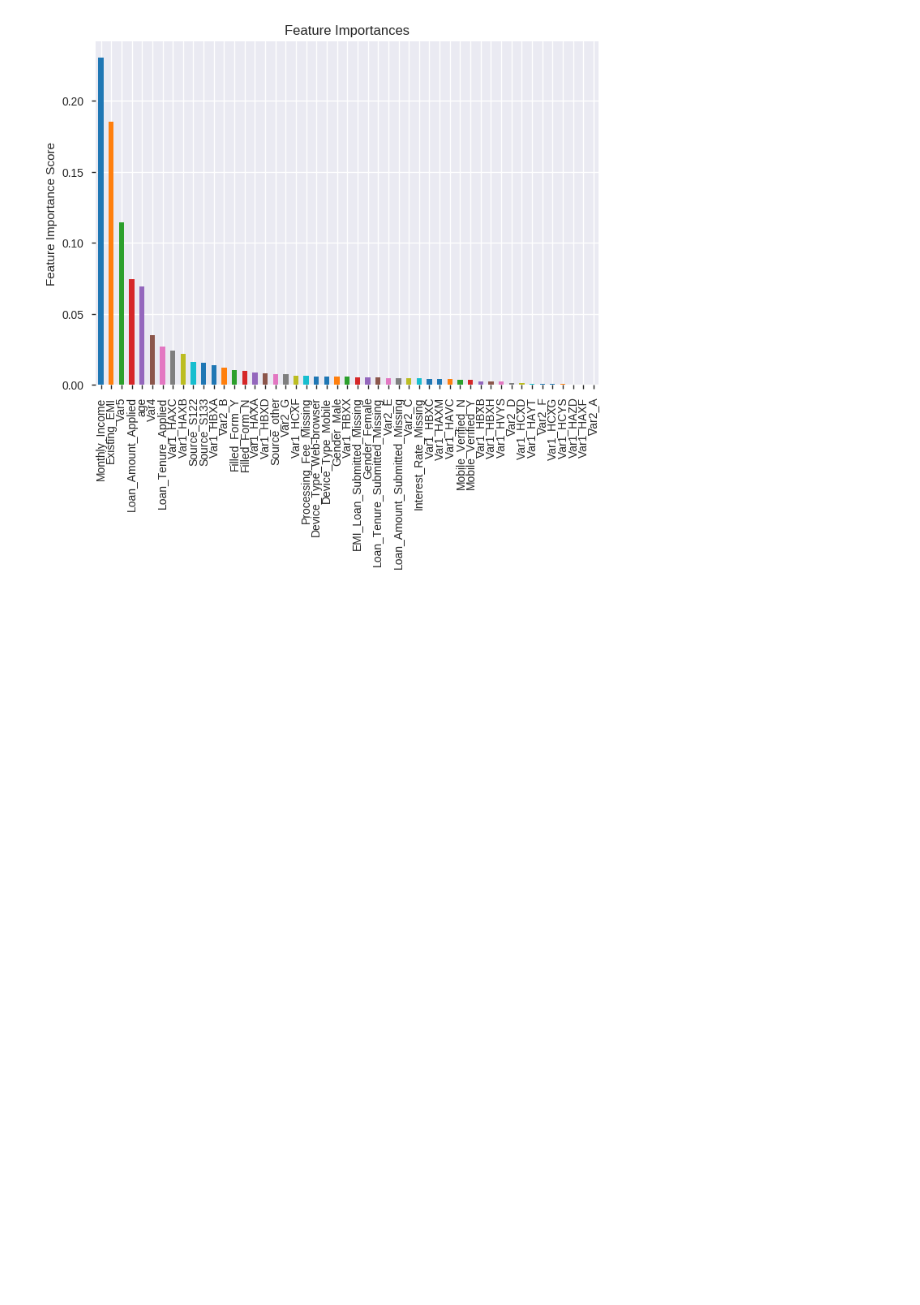
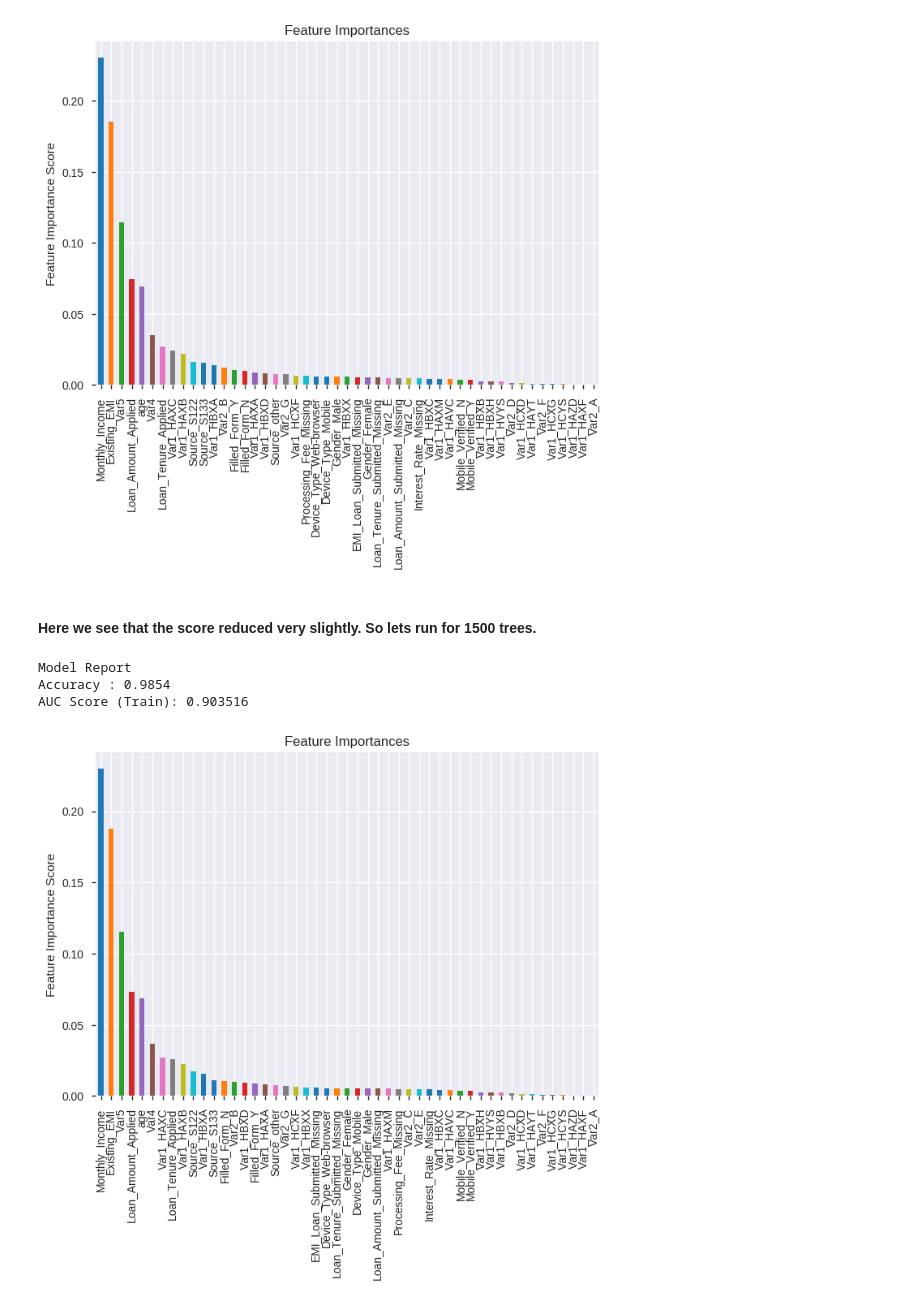
Before and after one commit to ds-suyog/Machine_Learning_with_Python, a Jupyter notebook: gbm_parameter-tuning_avhackathonx3.ipynb, the cells around one changed output. Saved outputs shown, nothing was run; the diff lists cells and outputs as text; code cells hidden in the pictures; blank space fills up the shorter version.

```diff
--- a/gbm_parameter-tuning_avhackathonx3.ipynb
+++ b/gbm_parameter-tuning_avhackathonx3.ipynb
@@ -844,3 +844,15 @@ Model Report
 Accuracy : 0.9854
 AUC Score (Train): 0.903869
 [figure]
+# %% [markdown]
+#### Here we see that the score reduced very slightly. So lets run for 1500 trees.
+# %%
+predictors = [x for x in train.columns if x not in [target, IDcol]]
+gbm_tuned_4 = GradientBoostingClassifier(learning_rate=0.005, n_estimators=1500,max_depth=9, min_samples_split=1400, min_samples_leaf=60, subsample=0.85, random_state=10, max_features=7,
+warm_start=True)
+modelfit(gbm_tuned_4, train, predictors, performCV=False)
+# %% [output]
+Model Report
+Accuracy : 0.9854
+AUC Score (Train): 0.903516
+[figure, added]
```
